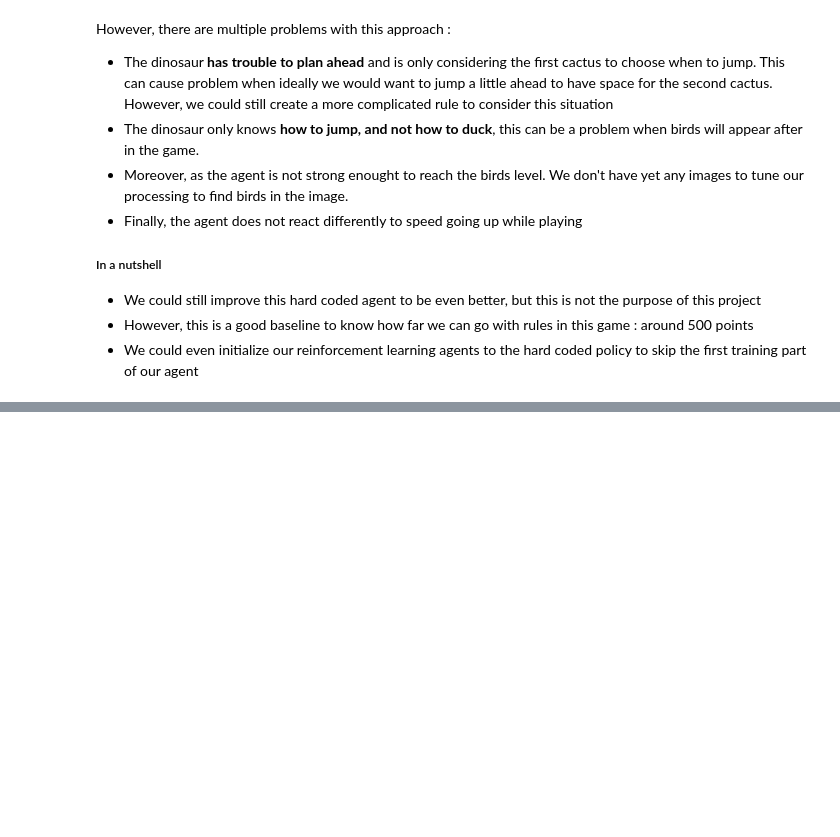
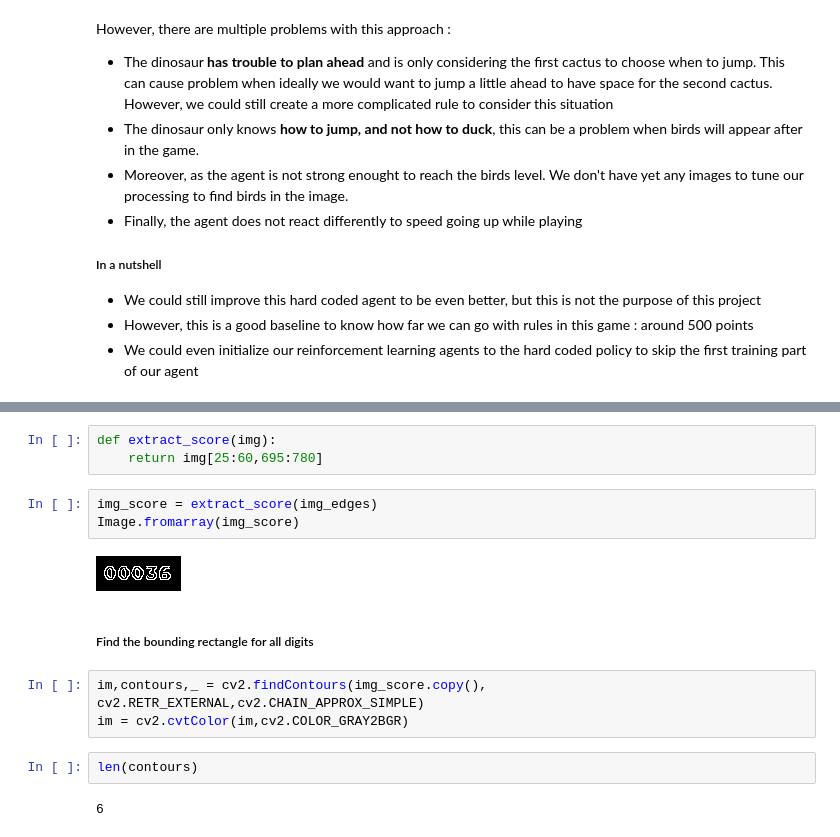
Before and after one commit to TheoLvs/reinforcement-learning, a Jupyter notebook: 4. Chrome Dino/20180102 - Chrome Dino development.ipynb, the cells around one changed output, grey strips where cells are left out. Cells and saved outputs as stored; diff of their text form; blank space fills up the shorter version.

Commit message:
OCRizing the score - first models

```diff
--- a/4. Chrome Dino/20180102 - Chrome Dino development.ipynb
+++ b/4. Chrome Dino/20180102 - Chrome Dino development.ipynb
@@ -288,0 +304,17 @@ However, there are multiple problems with this approach :
+# %%
+def extract_score(img):
+    return img[25:60,695:780]
+# %%
+img_score = extract_score(img_edges)
+Image.fromarray(img_score)
+# %% [output]
+[figure, added]
+# %% [markdown]
+##### Find the bounding rectangle for all digits
+# %%
+im,contours,_ = cv2.findContours(img_score.copy(), cv2.RETR_EXTERNAL,cv2.CHAIN_APPROX_SIMPLE)
+im = cv2.cvtColor(im,cv2.COLOR_GRAY2BGR)
+# %%
+len(contours)
+# %% [output]
+6
```
Also changed, not shown: parts of 37 cells of this notebook.
